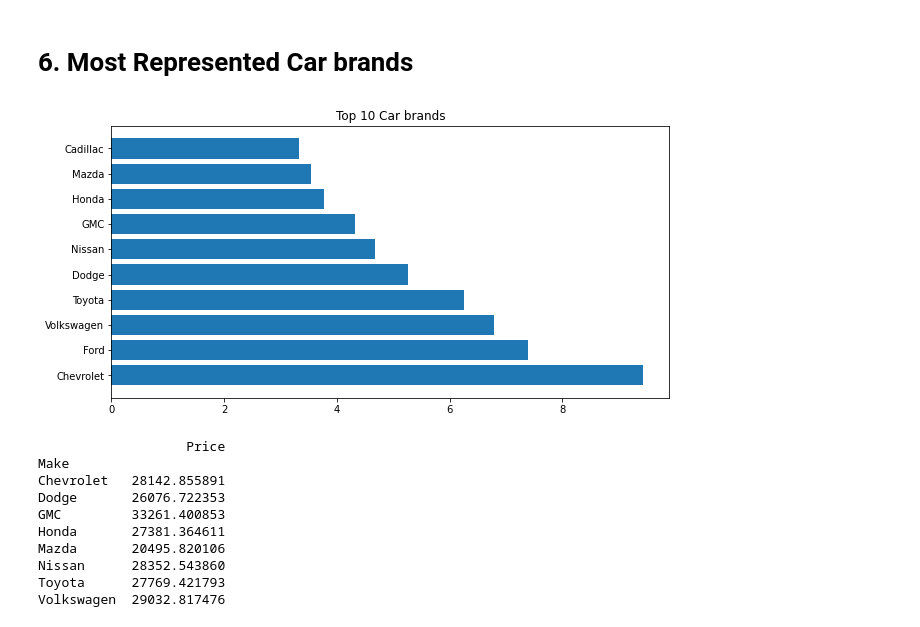
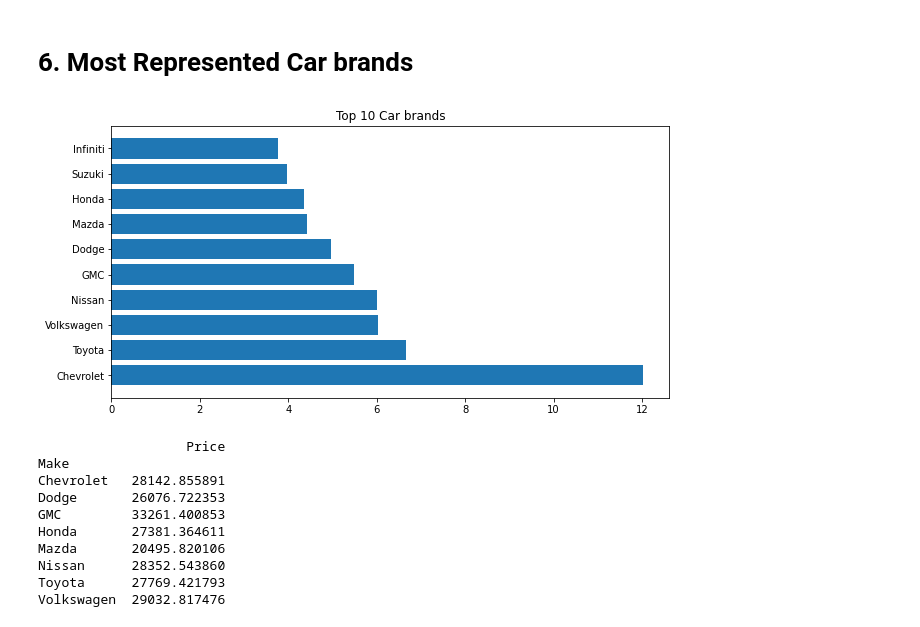
Before and after one commit to Anurag-KP/Exploratory-Data-Analysis-of-Car-Features, a Jupyter notebook: Exploratory_Data_Analysis_of_Car_Features.ipynb, the cells around one changed output. Cells and saved outputs as stored; diff of their text form; code cells hidden in the pictures.

```diff
--- a/Exploratory_Data_Analysis_of_Car_Features.ipynb
+++ b/Exploratory_Data_Analysis_of_Car_Features.ipynb
@@ -236,18 +236,18 @@ data.shape
 # **6. Most Represented Car brands**
 # %%
 # Percentage of car per brand
-counts = df['Make'].value_counts()*100/sum(df['Make'].value_counts())
+counts = data['Make'].value_counts()*100/sum(data['Make'].value_counts())
 
 # Top 10 car brands
 popular_labels = counts.index[:10]
 
 # Plot
 plt.figure(figsize=(10,5))
 plt.barh(popular_labels, width=counts[:10])
 plt.title('Top 10 Car brands')
 plt.show()
 # %% [output]
-[figure, old version]
+[figure, new version]
 # %%
 prices = data[['Make','Price']].loc[(data['Make'] == 'Chevrolet')|
                (data['Make'] == 'Ford')|
```
Also changed, not shown: parts of 20 cells of this notebook.
